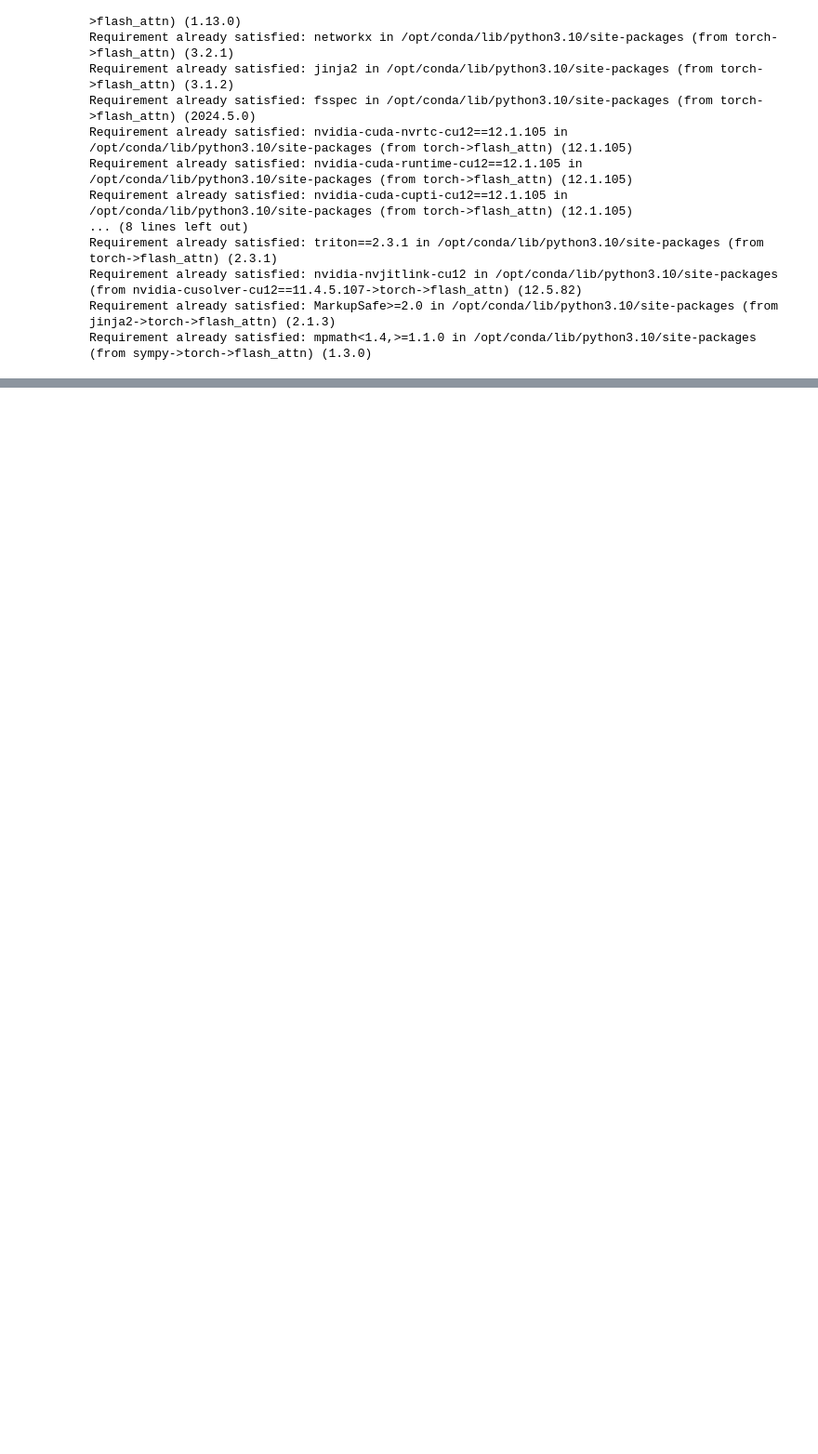
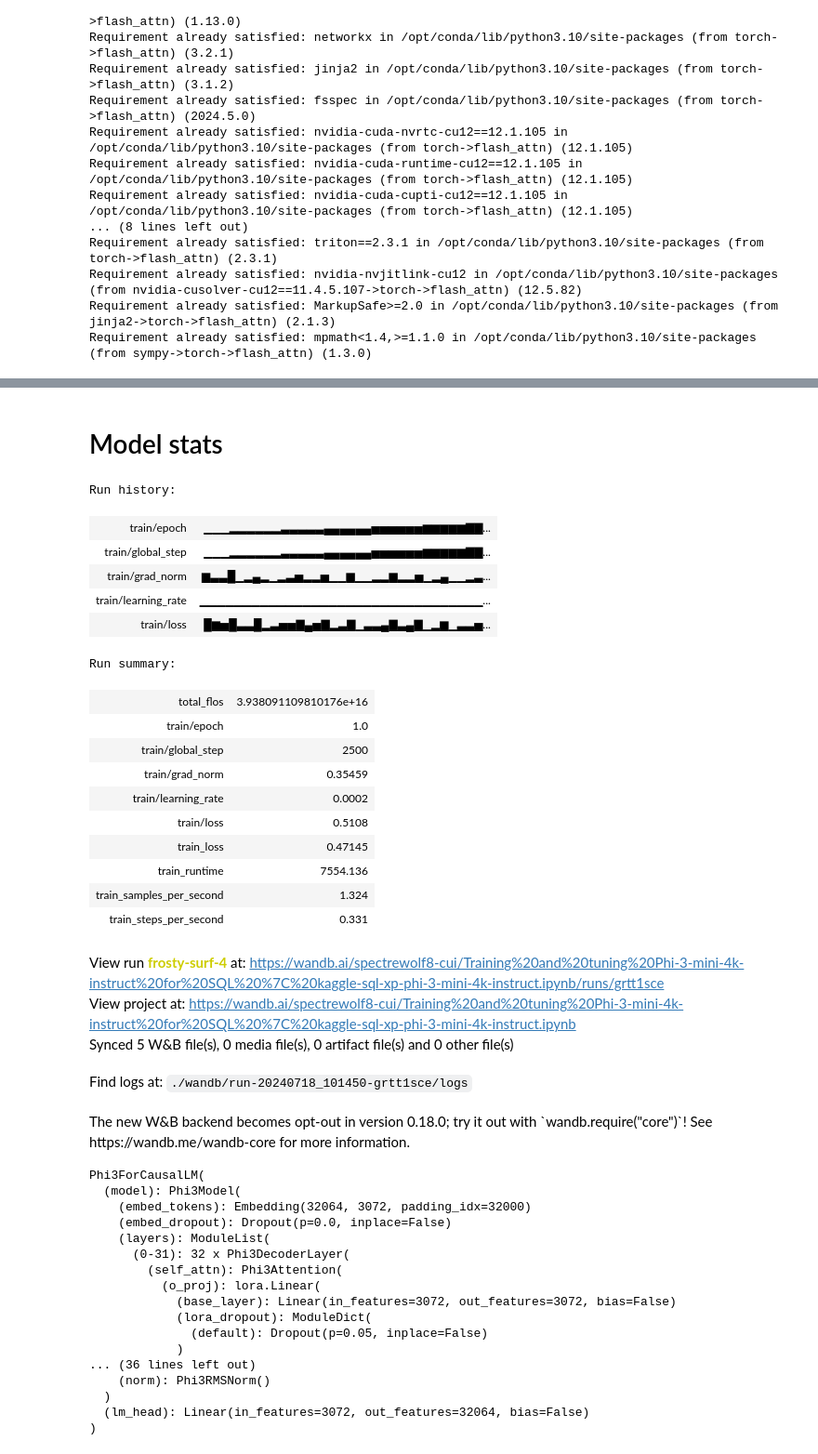
Before and after one commit to Spectrewolf8/PHi-3-SQL-generation-fine-tune-experiment, a Jupyter notebook: kaggle-sql-xp-phi-3-mini-4k-instruct.ipynb, the cells around one changed output, grey strips where cells are left out. Shown at 93% size. Drawn from its saved outputs; the diff is of its cells as text; code cells hidden in the pictures; blank space fills up the shorter version.

```diff
--- a/kaggle-sql-xp-phi-3-mini-4k-instruct.ipynb
+++ b/kaggle-sql-xp-phi-3-mini-4k-instruct.ipynb
@@ -546,0 +544,46 @@ CommitInfo(commit_url='https://huggingface.co/spectrewolf8/results/commit/26da00
+# %% [markdown]
+# Model stats
+# %%
+wandb.finish()
+model.config.use_cache = True
+model.eval()
+# %% [output]
+Run history:
+| train/epoch | ▁▁▁▂▂▂▂▂▂▃▃▃▃▃▄▄▄▄▄▄▅▅▅▅▅▅▆▆▆▆▆▇▇... |
+| train/global_step | ▁▁▁▂▂▂▂▂▂▃▃▃▃▃▄▄▄▄▄▄▅▅▅▅▅▅▆▆▆▆▆▇▇... |
+| train/grad_norm | ▆▃▃█▁▂▄▂▁▂▃▅▂▂▅▁▁▆▁▁▂▂▆▂▂▅▁▂▄▁▁▂▃... |
+| train/learning_rate | ▁▁▁▁▁▁▁▁▁▁▁▁▁▁▁▁▁▁▁▁▁▁▁▁▁▁▁▁▁▁▁▁▁... |
+| train/loss | █▆▅█▃▃█▂▃▅▅▇▄▅▇▂▃▇▁▃▃▄▇▃▄▇▁▂▆▁▃▃▅... |
+Run summary:
+| total_flos | 3.938091109810176e+16 |
+| train/epoch | 1.0 |
+| train/global_step | 2500 |
+| train/grad_norm | 0.35459 |
+| train/learning_rate | 0.0002 |
+| train/loss | 0.5108 |
+| train_loss | 0.47145 |
+| train_runtime | 7554.136 |
+| train_samples_per_second | 1.324 |
+| train_steps_per_second | 0.331 |
+View run frosty-surf-4 at: https://wandb.ai/spectrewolf8-cui/Training%20and%20tuning%20Phi-3-mini-4k-instruct%20for%20SQL%20%7C%20kaggle-sql-xp-phi-3-mini-4k-instruct.ipynb/runs/grtt1sce
+View project at: https://wandb.ai/spectrewolf8-cui/Training%20and%20tuning%20Phi-3-mini-4k-instruct%20for%20SQL%20%7C%20kaggle-sql-xp-phi-3-mini-4k-instruct.ipynb
+Synced 5 W&B file(s), 0 media file(s), 0 artifact file(s) and 0 other file(s)
+Find logs at: ./wandb/run-20240718_101450-grtt1sce/logs
+The new W&B backend becomes opt-out in version 0.18.0; try it out with `wandb.require("core")`! See https://wandb.me/wandb-core for more information.
+Phi3ForCausalLM(
+  (model): Phi3Model(
+    (embed_tokens): Embedding(32064, 3072, padding_idx=32000)
+    (embed_dropout): Dropout(p=0.0, inplace=False)
+    (layers): ModuleList(
+      (0-31): 32 x Phi3DecoderLayer(
+        (self_attn): Phi3Attention(
+          (o_proj): lora.Linear(
+            (base_layer): Linear(in_features=3072, out_features=3072, bias=False)
+            (lora_dropout): ModuleDict(
+              (default): Dropout(p=0.05, inplace=False)
+            )
+... (36 lines left out)
+    (norm): Phi3RMSNorm()
+  )
+  (lm_head): Linear(in_features=3072, out_features=32064, bias=False)
+)
```
Also changed, not shown: parts of 19 cells of this notebook.
